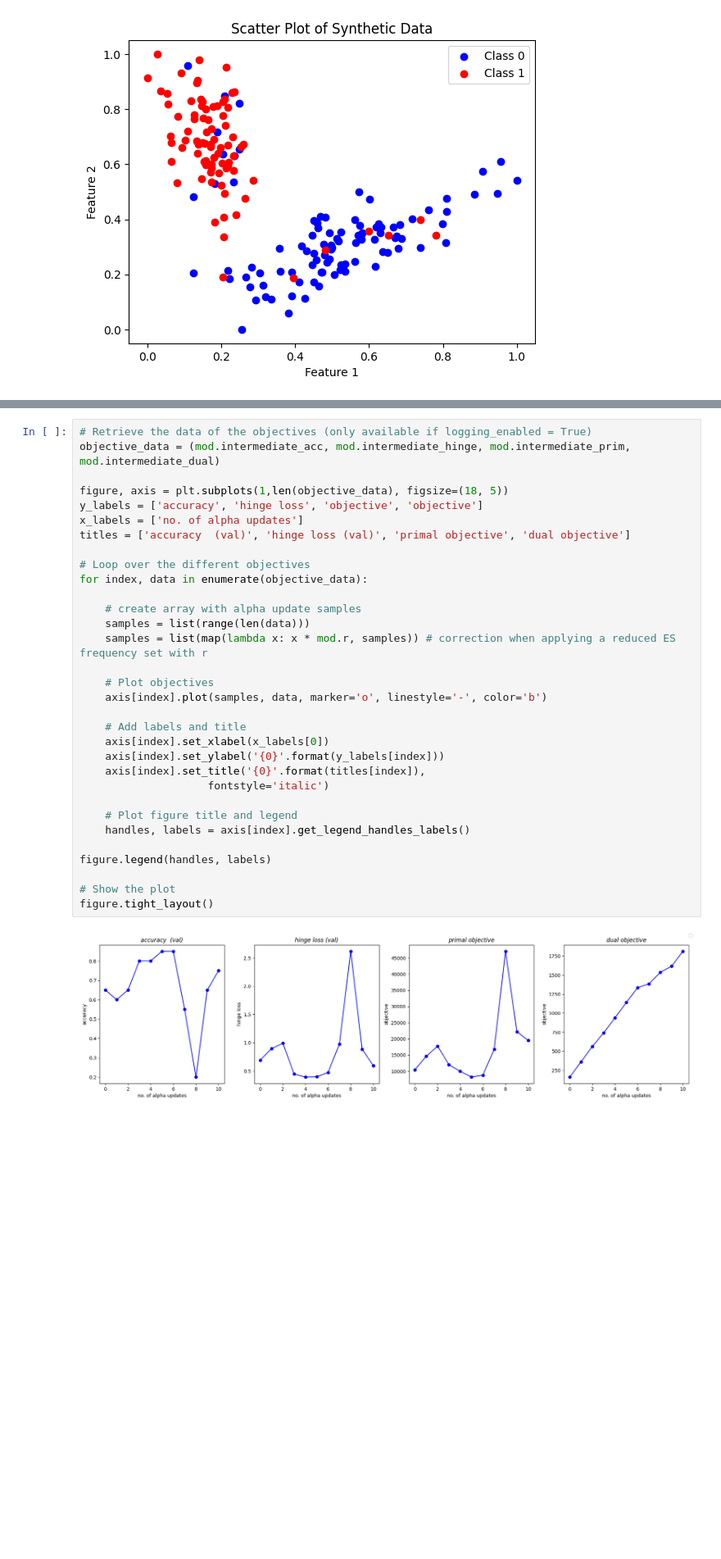
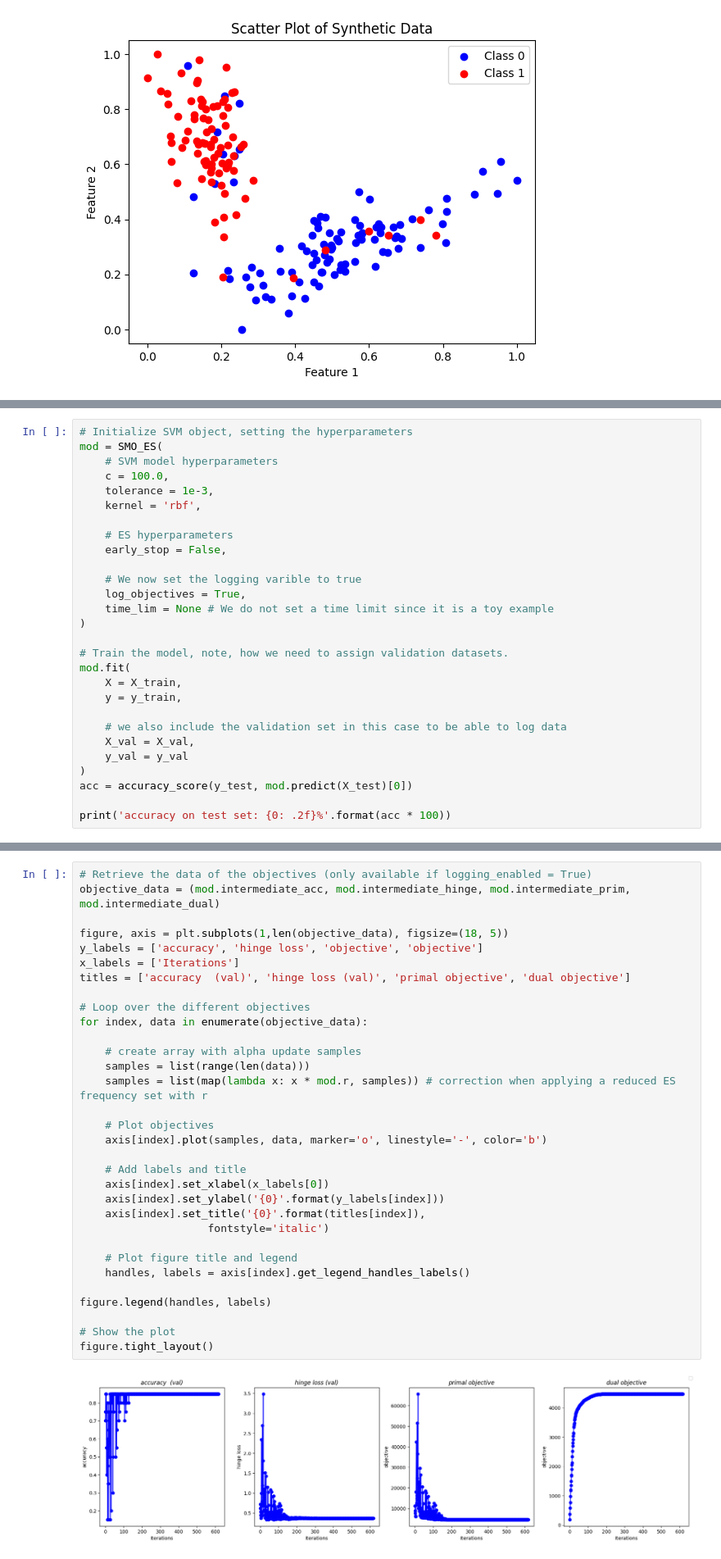
Before and after one commit to idekker1/SMO_ES, a Jupyter notebook: SMO_ES/example.ipynb, the cells around one changed output, grey strips where cells are left out. Shown at 82% size. Cells and saved outputs as stored; diff of their text form; blank space fills up the shorter version.

Commit message:
Release V1 SMO_ES
Tested the functionality of all features of SMO_ES and completed notebook with examples for usage of class.

```diff
--- a/SMO_ES/example.ipynb
+++ b/SMO_ES/example.ipynb
@@ -149,0 +194,28 @@ plt.show()
+# %%
+# Initialize SVM object, setting the hyperparameters
+mod = SMO_ES(
+    # SVM model hyperparameters
+    c = 100.0,
+    tolerance = 1e-3,
+    kernel = 'rbf',
+
+    # ES hyperparameters
+    early_stop = False,
+
+    # We now set the logging varible to true
+    log_objectives = True,
+    time_lim = None # We do not set a time limit since it is a toy example
+)
+
+# Train the model, note, how we need to assign validation datasets.
+mod.fit(
+    X = X_train,
+    y = y_train,
+
+    # we also include the validation set in this case to be able to log data
+    X_val = X_val,
+    y_val = y_val
+)
+acc = accuracy_score(y_test, mod.predict(X_test)[0])
+
+print('accuracy on test set: {0: .2f}%'.format(acc * 100))
@@ -152,32 +226,32 @@ plt.show()
 objective_data = (mod.intermediate_acc, mod.intermediate_hinge, mod.intermediate_prim, mod.intermediate_dual)
 
 figure, axis = plt.subplots(1,len(objective_data), figsize=(18, 5))
 y_labels = ['accuracy', 'hinge loss', 'objective', 'objective']
-x_labels = ['no. of alpha updates']
+x_labels = ['Iterations']
 titles = ['accuracy  (val)', 'hinge loss (val)', 'primal objective', 'dual objective']
 
 # Loop over the different objectives
 for index, data in enumerate(objective_data):
 
     # create array with alpha update samples
     samples = list(range(len(data)))
     samples = list(map(lambda x: x * mod.r, samples)) # correction when applying a reduced ES frequency set with r
 
     # Plot objectives
     axis[index].plot(samples, data, marker='o', linestyle='-', color='b')
 
     # Add labels and title
     axis[index].set_xlabel(x_labels[0])
     axis[index].set_ylabel('{0}'.format(y_labels[index]))
     axis[index].set_title('{0}'.format(titles[index]),
                     fontstyle='italic')
 
     # Plot figure title and legend
     handles, labels = axis[index].get_legend_handles_labels()
 
 figure.legend(handles, labels)
 
 # Show the plot
 figure.tight_layout()
 # %% [output]
-[figure, old version]
+[figure, new version]
```
Also changed, not shown: parts of 20 cells of this notebook, 1 other file.
